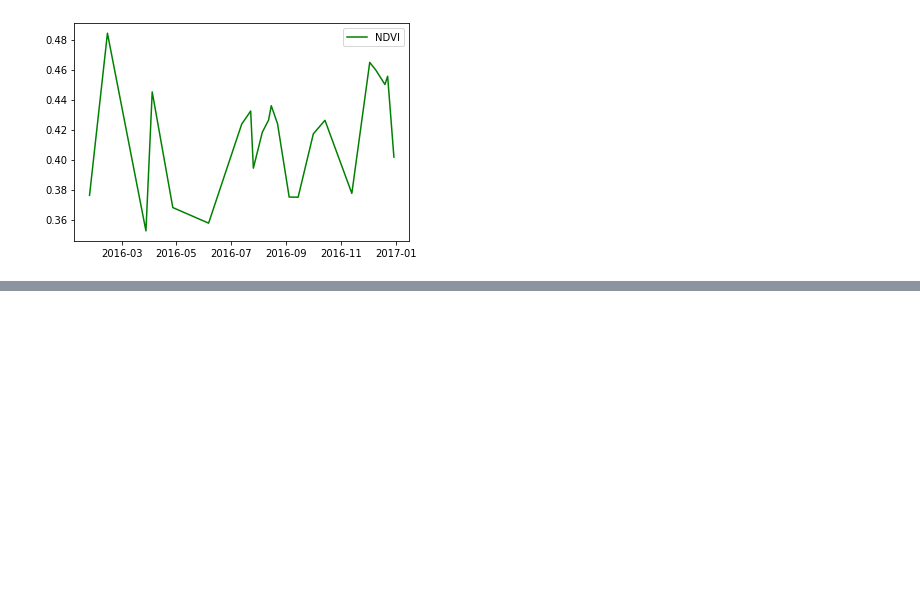
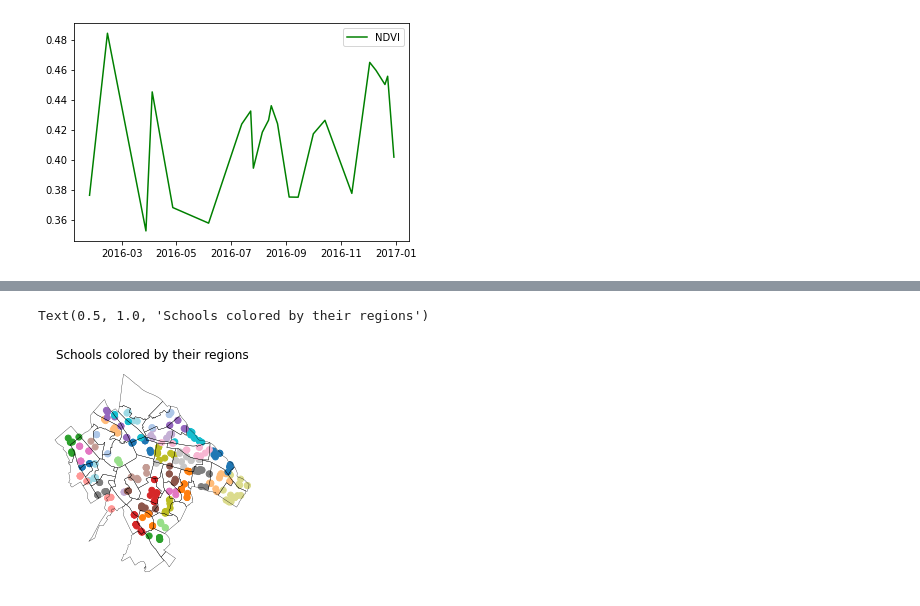
Before and after one commit to k-papadakis/geospatial-labs, a Jupyter notebook: lab2/main.ipynb, the cells around one changed output, grey strips where cells are left out. Drawn from its saved outputs; the diff is of its cells as text; code cells hidden in the pictures; blank space fills up the shorter version.

```diff
--- a/lab2/main.ipynb
+++ b/lab2/main.ipynb
@@ -143,0 +219,12 @@ plt.show()
+# %%
+# Find the administrative region of each school
+joined = schools.sjoin(athens, how='inner', predicate='intersects')
+# Plot the schools and color them according to their region
+fig, ax = plt.subplots()
+athens.boundary.plot(color='black', linewidth=0.3, ax=ax)
+joined.plot(column='SINIKIA_EN', cmap='tab20', ax=ax)
+ax.set_axis_off()
+ax.set_title('Schools colored by their regions')
+# %% [output]
+Text(0.5, 1.0, 'Schools colored by their regions')
+[figure, added]
```
Also changed, not shown: parts of 8 cells of this notebook, 5 other files.
